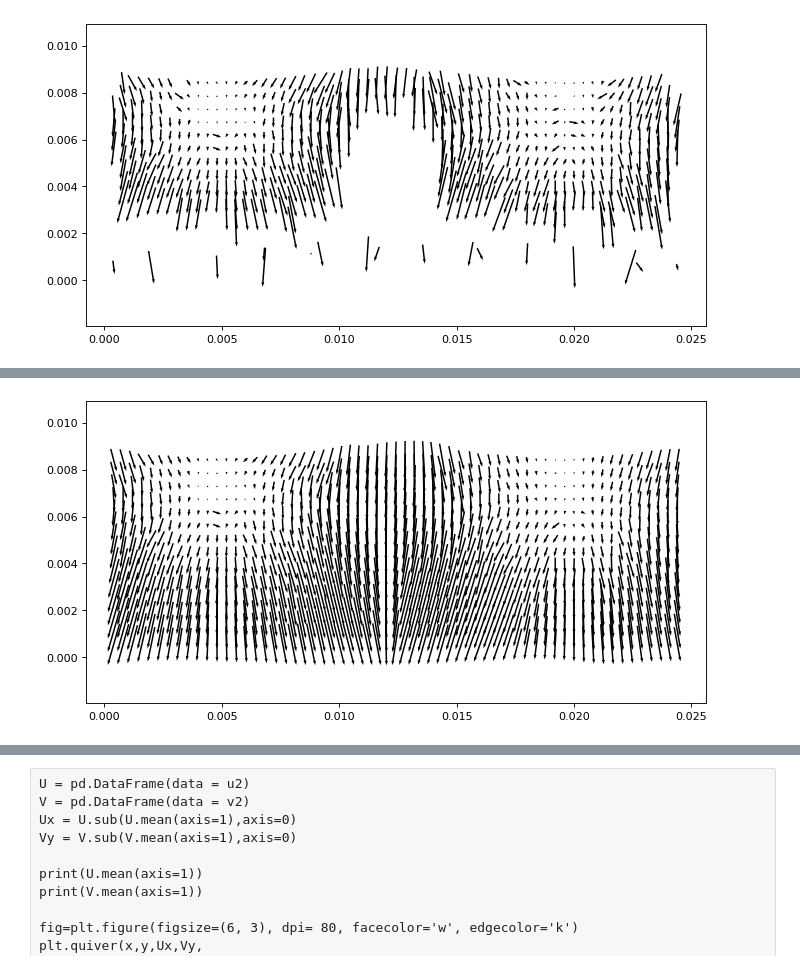
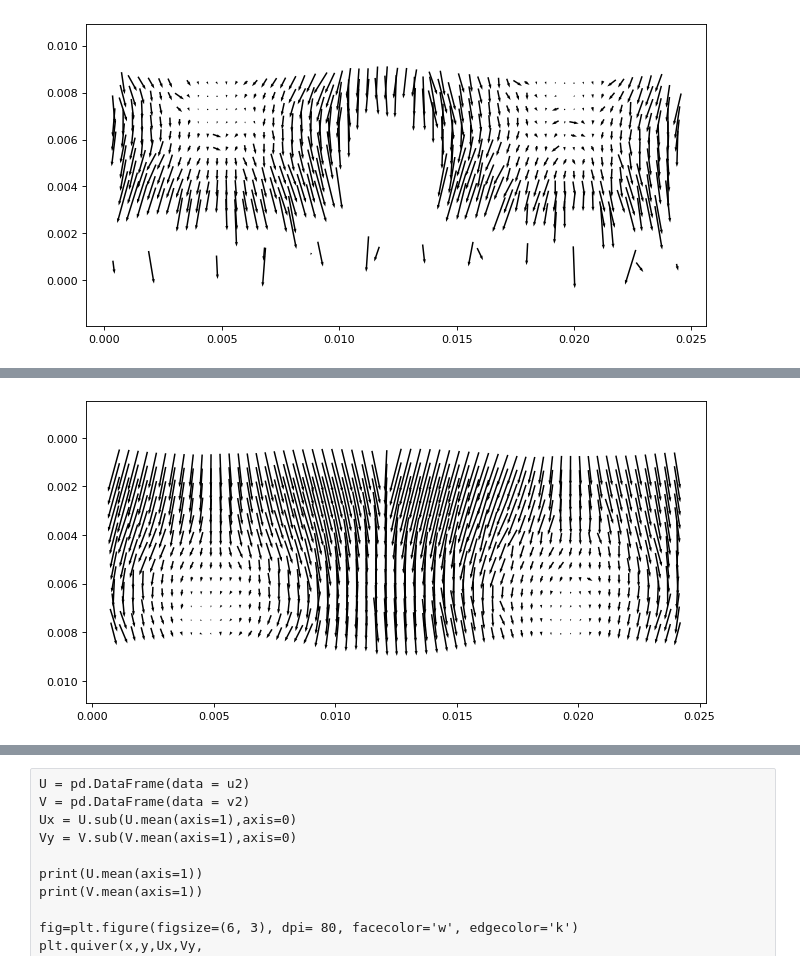
Before and after one commit to alexlib/testcase_outofplane_PIV, a Jupyter notebook: PIV_test_v022.ipynb, the cells around one changed output, grey strips where cells are left out. Cells and saved outputs as stored; diff of their text form; code cells hidden in the pictures.

Commit message:
fixed the orientation of the quiver plot

```diff
--- a/PIV_test_v022.ipynb
+++ b/PIV_test_v022.ipynb
@@ -92,3 +93,36 @@ plt.show()
 plt.close()
 # %% [output]
 [figure]
+# %%
+u0, v0, sig2noise = openpiv.pyprocess.extended_search_area_piv( frame_a.astype(np.int32),
+                                                             frame_b.astype(np.int32),
+                                                         window_size=winsize,
+                                                         search_area_size=searchsize,
+                                                         overlap=overlap,
+                                                         dt=dt,
+                                                         sig2noise_method='peak2peak' )
+x, y = openpiv.pyprocess.get_coordinates( image_size=frame_a.shape, window_size=winsize, search_area_size=searchsize,overlap=overlap )
+
+
+# Scales
+u0 = u0/80*2*0.001
+v0 = v0/235*8.225*0.001
+x = x/80*2*0.001
+y = y/235*8.225*0.001
+
+
+u0, v0, mask = openpiv.validation.global_val(u0,v0,(-0.1,0.1),(-0.3,0))
+
+
+fig=plt.figure(figsize=(10, 5), dpi= 80, facecolor='w', edgecolor='k')
+plt.quiver(x,y,u0,-v0,
+           angles='xy', scale_units='xy', scale = 160,
+           headlength = 3, headwidth = 2, headaxislength = 3, pivot = 'mid')
+plt.gca().invert_yaxis()
+plt.axis('equal')
+plt.clim(0,0.06)
+# plt.colorbar(orientation='horizontal')
+# pic = 'Run20_1_%05d.png' % i
+# plt.savefig(pic, dpi=600, facecolor='w', edgecolor='w')
+plt.show()
+plt.close()
@@ -101,20 +135,22 @@ openpiv.tools.display_vector_field('tmp.txt', ax=ax, scaling_factor=10000, scale
 # %%
 u1, v1, mask = openpiv.validation.sig2noise_val( u0, v0, sig2noise, threshold =1.3)
 u2, v2 = openpiv.filters.replace_outliers( u1, v1, method='localmean', max_iter=100, kernel_size=1)
 
 fig=plt.figure(figsize=(10, 5), dpi= 80, facecolor='w', edgecolor='k')
-plt.quiver(x,y,u2,v2,
+plt.quiver(x,y,u2,-v2,
            angles='xy', scale_units='xy', scale = 160,
            headlength = 3, headwidth = 2, headaxislength = 3, pivot = 'mid')
 plt.axis('equal')
 plt.clim(0,0.06)
+plt.gca().invert_yaxis()
+
 # plt.colorbar(orientation='horizontal')
-pic = 'Run20_2_%05d.png' % i
-plt.savefig(pic, dpi=600, facecolor='w', edgecolor='w')
+# pic = 'Run20_2_%05d.png' % i
+# plt.savefig(pic, dpi=600, facecolor='w', edgecolor='w')
 plt.show()
 plt.close()
 # %% [output]
-[figure, old version]
+[figure, new version]
 # %%
 openpiv.tools.save(x, y, u2, v2, mask, 'tmp2.txt' )
 fig, ax = plt.subplots(figsize=(12,12))
```
Also changed, not shown: parts of 5 cells of this notebook, 3 other files.
